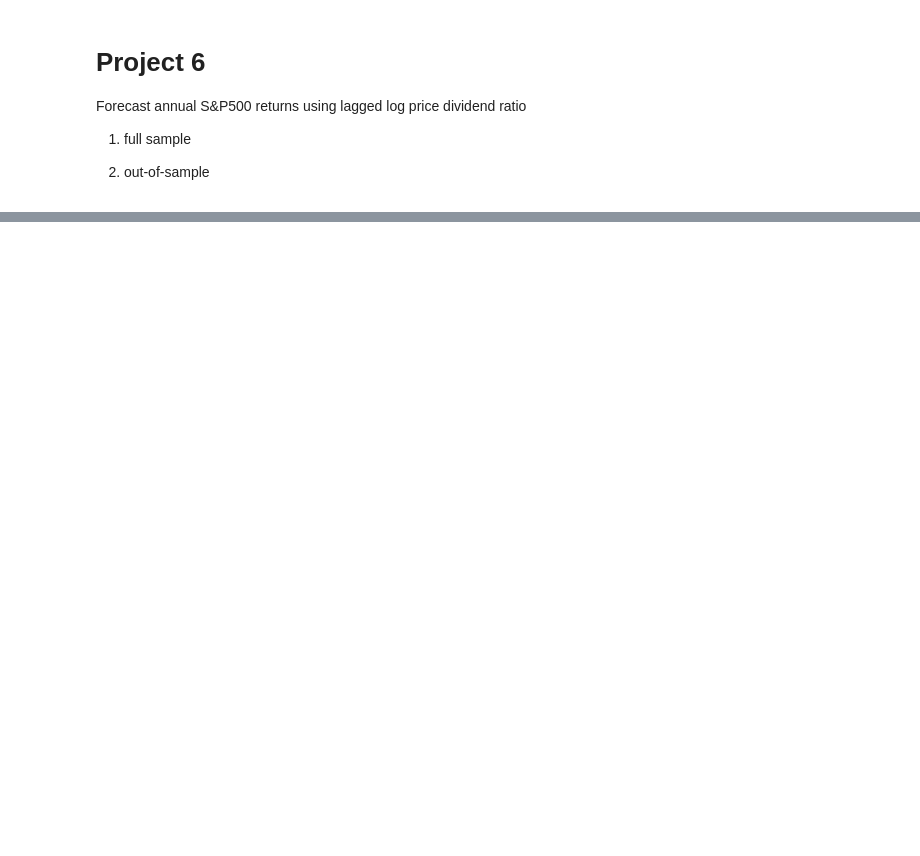
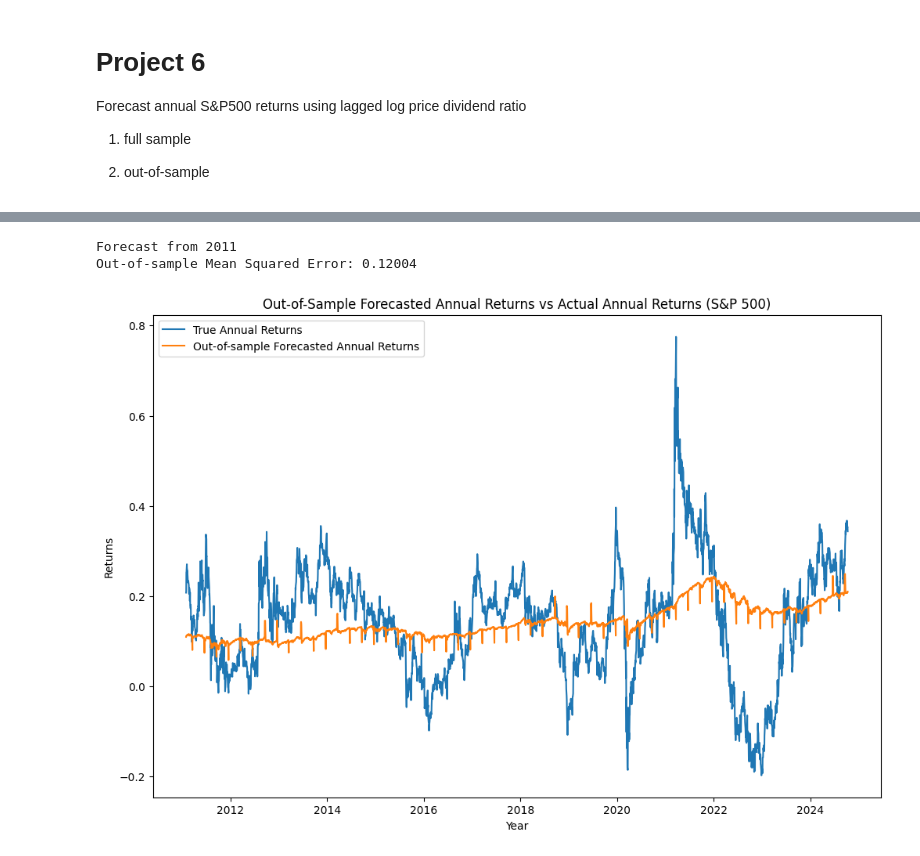
Before and after one commit to williankal/quant_fin, a Jupyter notebook: project6/code.ipynb, the cells around one changed output, grey strips where cells are left out. Drawn from its saved outputs; the diff is of its cells as text; code cells hidden in the pictures; blank space fills up the shorter version.

```diff
--- a/project6/code.ipynb
+++ b/project6/code.ipynb
@@ -82,0 +89,33 @@ data['Log_PD_Ratio'].loc[data.index>="2023-12-12"].plot()
+# %%
+years = list(data.index.year.unique())
+oos_years = 14
+window_length = 252*(len(years)-oos_years)
+print(f"Forecast from {years[-oos_years]}")
+preds = []
+y_true = y.iloc[window_length:len(data)+1].values
+
+for i in range(window_length, len(data)):
+    X_train = X.iloc[:i]
+    y_train = y.iloc[:i]
+
+    model = fit_model(X_train,y_train)
+
+    X_test = X.iloc[i:i+1]
+
+    preds.append(model.predict(X_test)[0])
+
+rmse = root_mean_squared_error(y_true, preds)
+print(f"Out-of-sample Mean Squared Error: {rmse:.5f}")
+
+plt.figure(figsize=(12, 8))
+plt.plot(data.index[window_length:], y_true, label="True Annual Returns")
+plt.plot(data.index[window_length:], preds, label="Out-of-sample Forecasted Annual Returns")
+plt.title("Out-of-Sample Forecasted Annual Returns vs Actual Annual Returns (S&P 500)")
+plt.xlabel("Year")
+plt.ylabel("Returns")
+plt.legend()
+plt.show()
+# %% [output]
+Forecast from 2011
+Out-of-sample Mean Squared Error: 0.12004
+[figure, added]
```
Also changed, not shown: parts of 10 cells of this notebook, 1 other file.
